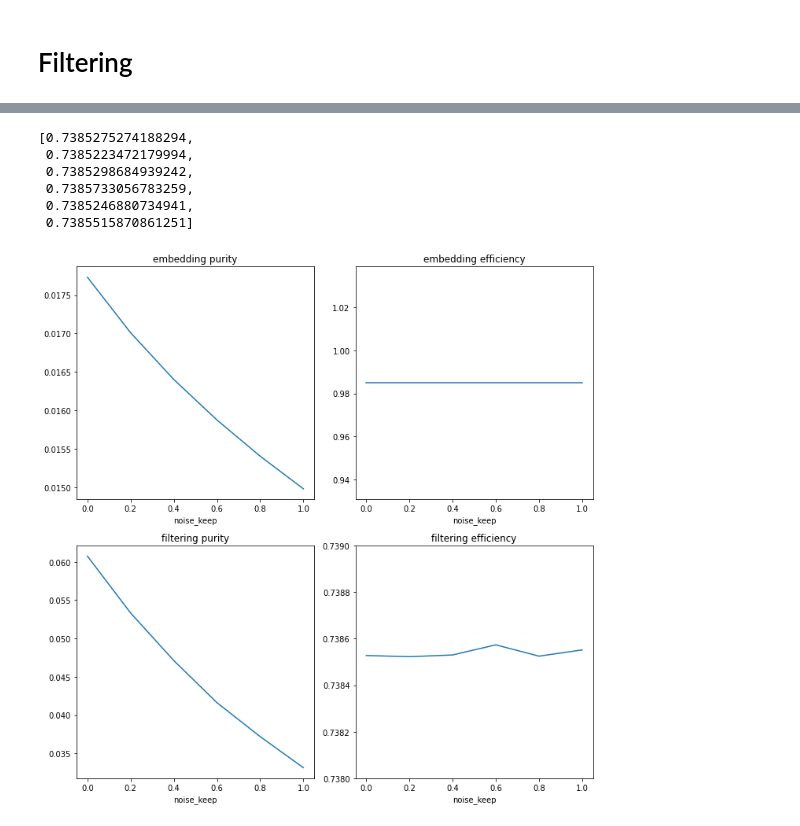
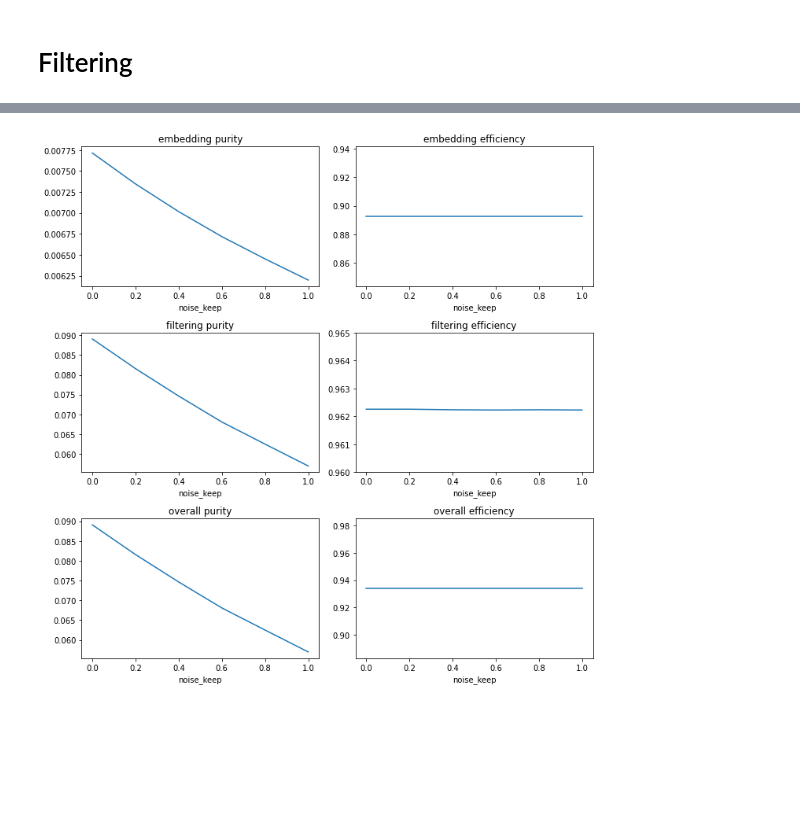
Before and after one commit to ami7o/TrackML, a Jupyter notebook: emb_filter_purity_efficiency.ipynb, the cells around one changed output, grey strips where cells are left out. Cells and saved outputs as stored; diff of their text form; code cells hidden in the pictures; blank space fills up the shorter version.

Commit message:
add overall purity and efficiency calculation

```diff
--- a/emb_filter_purity_efficiency.ipynb
+++ b/emb_filter_purity_efficiency.ipynb
@@ -48,10 +38,3 @@ def get_emb_eff_purity(hits, truth, emb_neighbors):
         if eff: efficiency.append(eff)
 
     return purity, efficiency
-# %%
-event_name = "event000001000.pickle"
-data_path = f"/global/cfs/cdirs/m3443/usr/aoka/data/classify/Classify_Example_0.2/preprocess_raw"
-hits, truth = load_event(data_path, event_name)
-neighbors = get_emb_neighbors(hits[feature_names].values, emb_model, 0.4)
-
-emb_purity, emb_efficiency = get_emb_eff_purity(hits, truth, neighbors)
@@ -115,11 +75,3 @@ def get_filter_eff_purity(hits, truth, neighbors):
     purity = n_true_pairs / len(filter_pairs)
     efficiency = n_true_pairs / len(true_pairs)
     return purity, efficiency
-# %%
-event_name = "event000001000.pickle"
-data_path = f"/global/cfs/cdirs/m3443/usr/aoka/data/classify/Classify_Example_0.4/preprocess_raw"
-hits, truth = load_event(data_path, event_name)
-
-neighbors = get_emb_neighbors(hits[feature_names].values, emb_model, 0.4)
-
-filter_purity, filter_efficiency = get_filter_eff_purity(hits, truth, neighbors)
@@ -125,0 +116,9 @@ filter_purity, filter_efficiency = get_filter_eff_purity(hits, truth, neighbors)
+# %%
+artifact_storage_path = "/global/cfs/cdirs/m3443/usr/aoka/data/artifacts/Training_Example_no_ptcut"
+best_emb_path = os.path.join(artifact_storage_path, 'metric_learning_emb', 'best_model.pkl')
+best_filter_path = os.path.join(artifact_storage_path, 'metric_learning_filter', 'best_model.pkl')
+
+emb_model = load_embed_model(best_emb_path, DEVICE).to(DEVICE)
+filter_model = load_filter_model(best_filter_path, DEVICE).to(DEVICE)
+emb_model.eval()
+filter_model.eval()
@@ -132,6 +142,8 @@ emb_ps = []
 emb_efs = []
 filter_ps = []
 filter_efs = []
+overall_ps = []
+overall_efs = []
 
 fig, axes = plt.subplots(2, 3, figsize=(10,10))
 
@@ -156,6 +168,11 @@ for i, noise_keep in enumerate(noise_keeps):
     filter_ps.append(filter_purity)
     filter_efs.append(filter_efficiency)
 
+    overall_purity, overall_efficiency = get_overall_eff_purity(hits, truth, neighbors)
+    print("overall result:", overall_purity, overall_efficiency)
+    overall_ps.append(overall_purity)
+    overall_efs.append(overall_efficiency)
+
 plt.tight_layout()
 # %% [output]
 event: 0 number of hits: 52482
@@ -179,35 +242,33 @@ filter result: 0.03314208246755525 0.7385515870861251
-# %%
-filter_efs
-# %% [output]
-[0.7385275274188294,
- 0.7385223472179994,
- 0.7385298684939242,
- 0.7385733056783259,
- 0.7385246880734941,
- 0.7385515870861251]
 # %%
 import matplotlib.pyplot as plt
 %matplotlib inline
 
 import numpy as np
 
-fig, ((ax1, ax2), (ax3, ax4)) = plt.subplots(2, 2, figsize=(10,10))
+fig, ((ax1, ax2), (ax3, ax4), (ax5, ax6)) = plt.subplots(3,2, figsize=(10,10))
 x = [float(keep) for keep in noise_keeps]
 ax1.plot(x, emb_ps)
 ax1.set_title("embedding purity")
 ax1.set_xlabel("noise_keep")
 ax2.plot(x, emb_efs)
 ax2.set_title("embedding efficiency")
 ax2.set_xlabel("noise_keep")
 
 ax3.plot(x, filter_ps)
 ax3.set_title("filtering purity")
 ax3.set_xlabel("noise_keep")
 ax4.plot(x, filter_efs)
-ax4.set_ylim(0.738, 0.739)
+ax4.set_ylim(0.96, 0.965)
 ax4.set_title("filtering efficiency")
 ax4.set_xlabel("noise_keep")
 
+ax5.plot(x, overall_ps)
+ax5.set_title("overall purity")
+ax5.set_xlabel("noise_keep")
+ax6.plot(x, overall_efs)
+ax6.set_title("overall efficiency")
+ax6.set_xlabel("noise_keep")
+
 plt.tight_layout()
 # %% [output]
-[figure, old version]
+[figure, new version]
```
Also changed, not shown: parts of 11 cells of this notebook.
